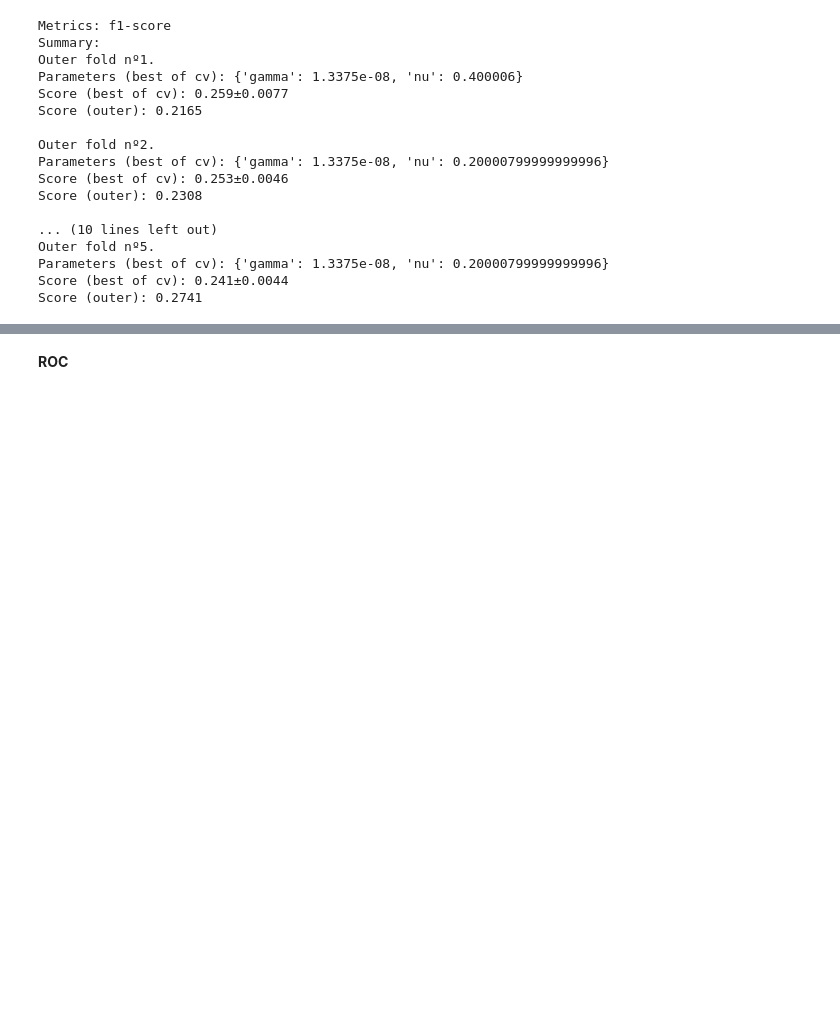
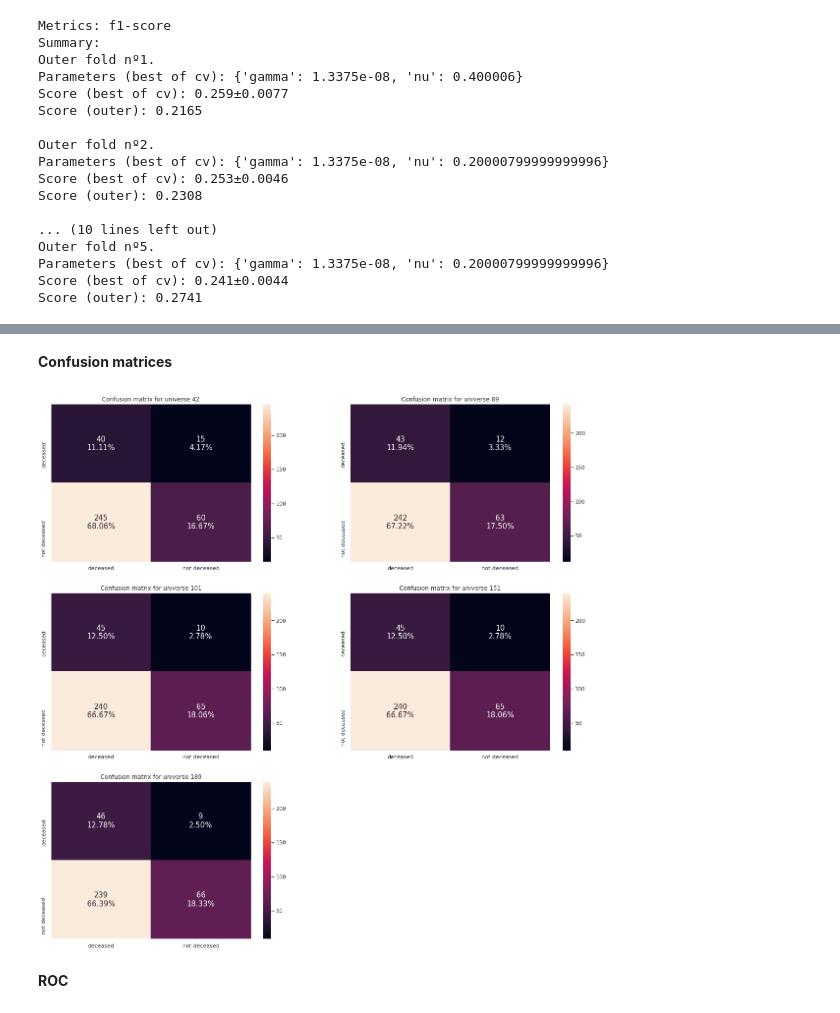
Before and after one commit to unaicarbajo/one-class-covid19, a Jupyter notebook: covid19_prognosis.ipynb, the cells around one changed output, grey strips where cells are left out. Saved outputs shown, nothing was run; the diff lists cells and outputs as text; code cells hidden in the pictures; blank space fills up the shorter version.

```diff
--- a/covid19_prognosis.ipynb
+++ b/covid19_prognosis.ipynb
@@ -583,3 +660,9 @@ sns.stripplot(y='Class', x='Outlier-score', data=df_scores, color=".25")
+# %% [markdown]
+**Confusion matrices**
+# %%
+confusion_matrix_plot_total(y_true=Y_collection,y_pred=prediction_dict,labels=[1,-1],normal='deceased',anomaly='not deceased',)
+# %% [output]
+[figure, added]
 # %% [markdown]
 **ROC**
 # %%
```
Also changed, not shown: parts of 26 cells of this notebook.
